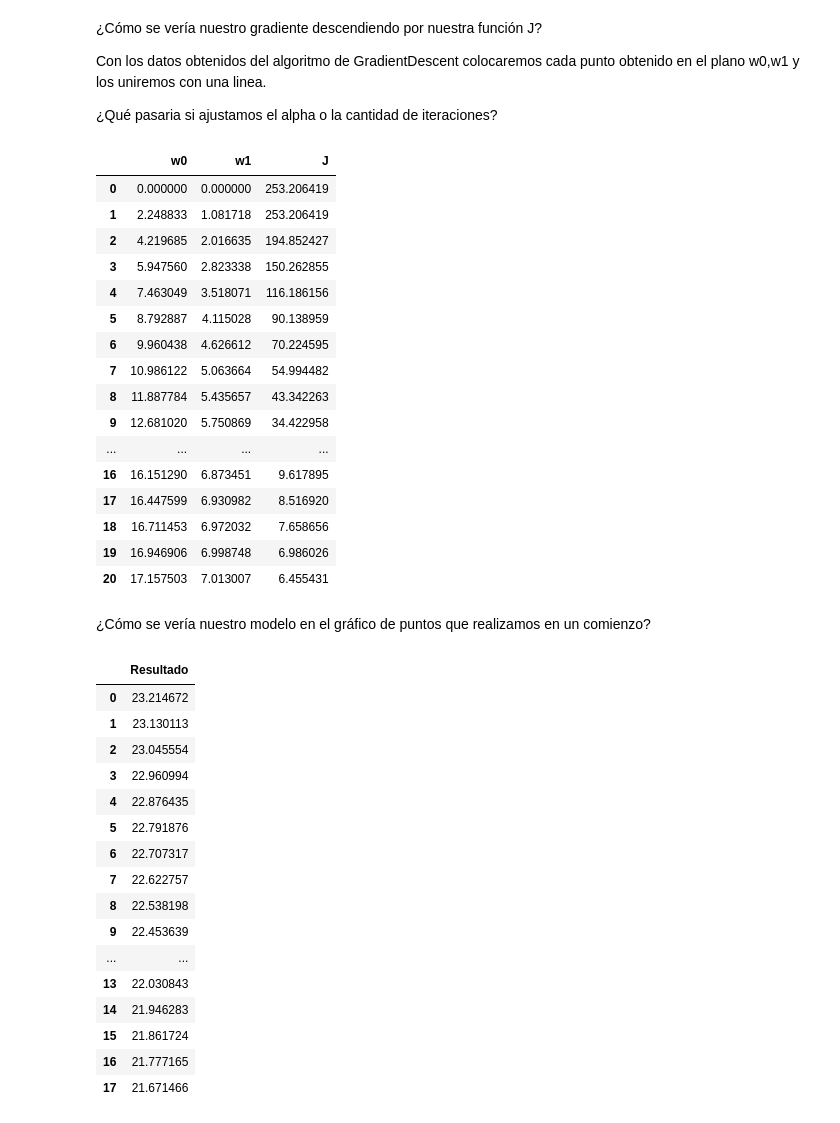
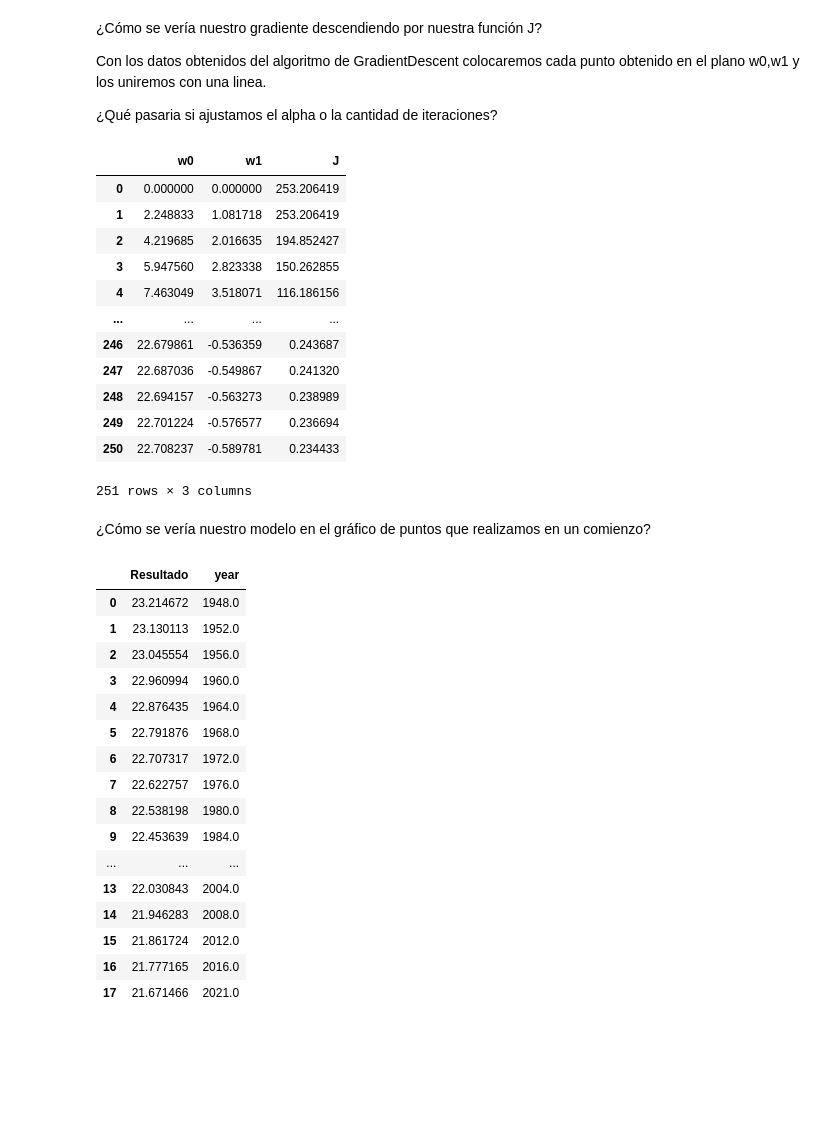
Before and after one commit to Fonteeres/IA_Ciencia_Datos, a Jupyter notebook: Semestre 4/Aprendizaje Automatico 2/Clase 2/TP2 Gradien Descent - Juegos Olímpicos.ipynb, the cells around one changed output. Drawn from its saved outputs; the diff is of its cells as text; code cells hidden in the pictures; blank space fills up the shorter version.

```diff
--- a/Semestre 4/Aprendizaje Automatico 2/Clase 2/TP2 Gradien Descent - Juegos Olímpicos.ipynb
+++ b/Semestre 4/Aprendizaje Automatico 2/Clase 2/TP2 Gradien Descent - Juegos Olímpicos.ipynb
@@ -16,7 +22,7 @@ Para comenzar vamos a analizar las carreras de 200 metros llanos de la categoria
 import pandas as pd
 import plotly.express as px
 # %%
-df_original = pd.read_csv(r'C:\Users\gino_\IA_Ciencia_Datos\Semestre 4\Aprendizaje Automatico 2\archive\women200.csv')
+df_original = pd.read_csv(r'C:\Users\Alumno\IA_Ciencia_Datos\Semestre 4\Aprendizaje Automatico 2\archive\women200.csv')
 # %%
 df_original.describe()
 # %% [output]
@@ -175,26 +181,22 @@ Con los datos obtenidos del algoritmo de GradientDescent colocaremos cada punto
 
 ¿Qué pasaria si ajustamos el alpha o la cantidad de iteraciones?
 # %%
-df_GD2 = GradientDescent(x,y,alpha=.1,steps=20)
+df_GD2 = GradientDescent(x,y,alpha=.1,steps=250)
 df_GD2
 # %% [output]
 |  | w0 | w1 | J |
 | 0 | 0.000000 | 0.000000 | 253.206419 |
 | 1 | 2.248833 | 1.081718 | 253.206419 |
 | 2 | 4.219685 | 2.016635 | 194.852427 |
 | 3 | 5.947560 | 2.823338 | 150.262855 |
 | 4 | 7.463049 | 3.518071 | 116.186156 |
-| 5 | 8.792887 | 4.115028 | 90.138959 |
-| 6 | 9.960438 | 4.626612 | 70.224595 |
-| 7 | 10.986122 | 5.063664 | 54.994482 |
-| 8 | 11.887784 | 5.435657 | 43.342263 |
-| 9 | 12.681020 | 5.750869 | 34.422958 |
 | ... | ... | ... | ... |
-| 16 | 16.151290 | 6.873451 | 9.617895 |
-| 17 | 16.447599 | 6.930982 | 8.516920 |
-| 18 | 16.711453 | 6.972032 | 7.658656 |
-| 19 | 16.946906 | 6.998748 | 6.986026 |
-| 20 | 17.157503 | 7.013007 | 6.455431 |
+| 246 | 22.679861 | -0.536359 | 0.243687 |
+| 247 | 22.687036 | -0.549867 | 0.241320 |
+| 248 | 22.694157 | -0.563273 | 0.238989 |
+| 249 | 22.701224 | -0.576577 | 0.236694 |
+| 250 | 22.708237 | -0.589781 | 0.234433 |
+251 rows × 3 columns
 # %%
 # Completar código que grafique los puntos A(w0,w1) obtenidos en el algoritmo de GD
 
@@ -210,22 +212,23 @@ index = df_GD['J'].idxmin()
 w0 = df_GD['w0'].iloc[index]
 w1 = df_GD['w1'].iloc[index]
 df_YPredicha = pd.DataFrame(h(x, w0, w1)).rename(columns={ 'Año':'Resultado'})
+df_YPredicha['year'] = df_original['Year']
 df_YPredicha
 # %% [output]
-|  | Resultado |
-| 0 | 23.214672 |
-| 1 | 23.130113 |
-| 2 | 23.045554 |
-| 3 | 22.960994 |
-| 4 | 22.876435 |
-| 5 | 22.791876 |
-| 6 | 22.707317 |
-| 7 | 22.622757 |
-| 8 | 22.538198 |
-| 9 | 22.453639 |
-| ... | ... |
-| 13 | 22.030843 |
-| 14 | 21.946283 |
-| 15 | 21.861724 |
-| 16 | 21.777165 |
-| 17 | 21.671466 |
+|  | Resultado | year |
+| 0 | 23.214672 | 1948.0 |
+| 1 | 23.130113 | 1952.0 |
+| 2 | 23.045554 | 1956.0 |
+| 3 | 22.960994 | 1960.0 |
+| 4 | 22.876435 | 1964.0 |
+| 5 | 22.791876 | 1968.0 |
+| 6 | 22.707317 | 1972.0 |
+| 7 | 22.622757 | 1976.0 |
+| 8 | 22.538198 | 1980.0 |
+| 9 | 22.453639 | 1984.0 |
+| ... | ... | ... |
+| 13 | 22.030843 | 2004.0 |
+| 14 | 21.946283 | 2008.0 |
+| 15 | 21.861724 | 2012.0 |
+| 16 | 21.777165 | 2016.0 |
+| 17 | 21.671466 | 2021.0 |
```
Also changed, not shown: parts of 3 cells of this notebook, 6 other files.
